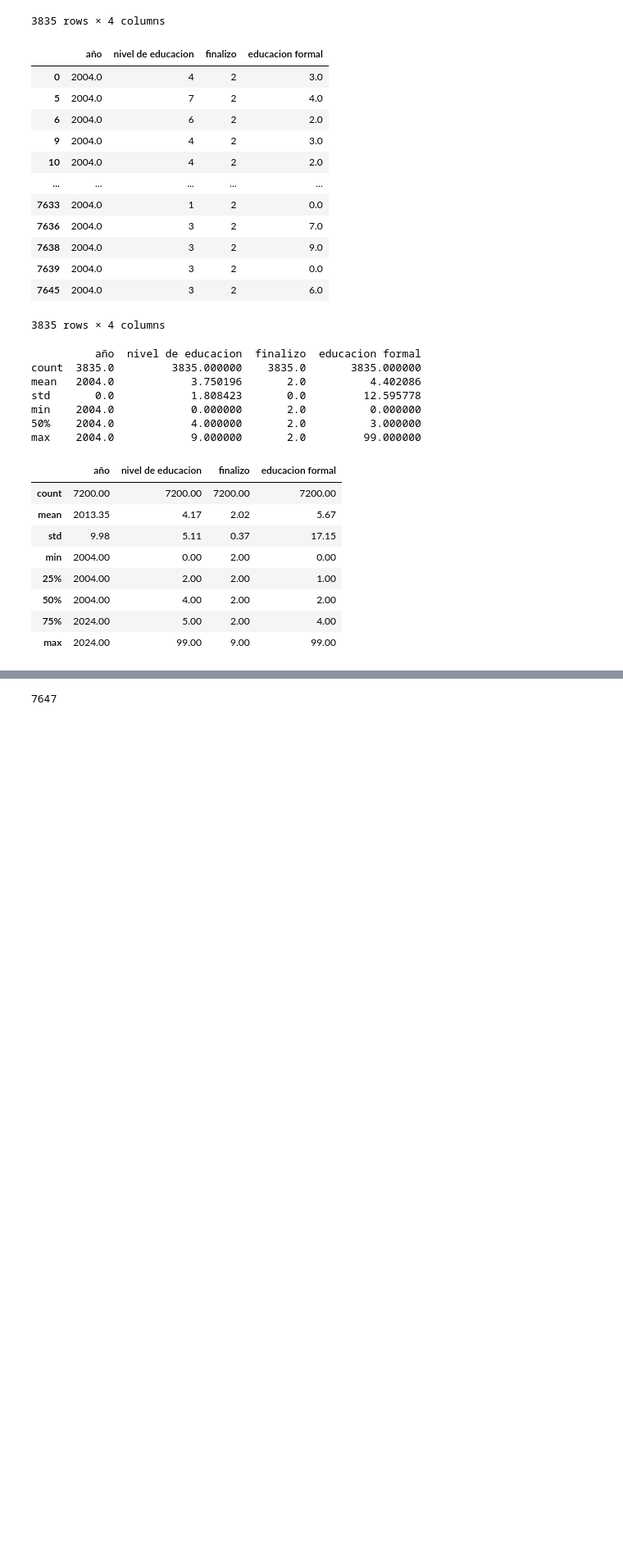
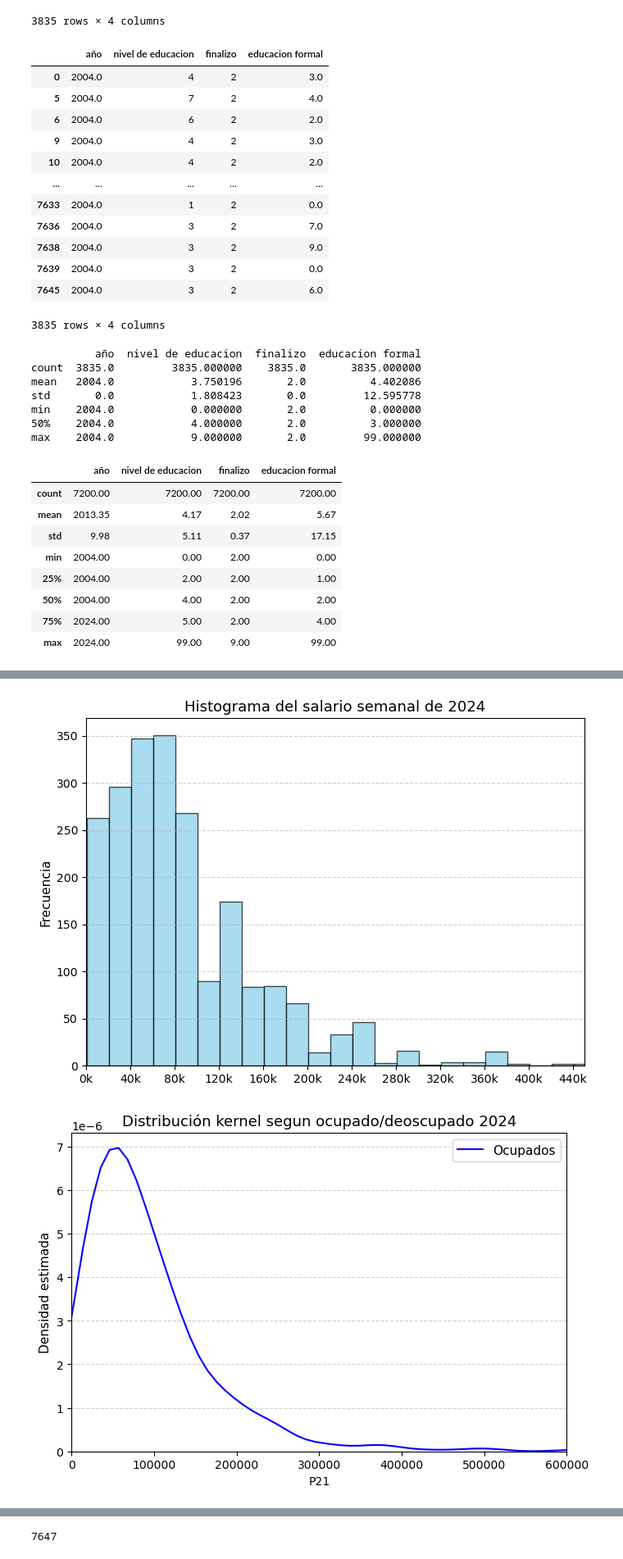
Before and after one commit to jtomasello247/Big_Data_TP3_Grupo13, a Jupyter notebook: TP3.ipynb, the cells around one changed output, grey strips where cells are left out. Shown: that part at 82% size. Drawn from its saved outputs; the diff is of its cells as text; code cells hidden in the pictures; blank space fills up the shorter version.

```diff
--- a/TP3.ipynb
+++ b/TP3.ipynb
@@ -479,0 +450,2 @@ KeyError: 'ANO4'
+# %%
+salario2024=df2024[["P21"]]
@@ -479,0 +468,3 @@ KeyError: 'ANO4'
+# %%
+salario2024 = salario2024.rename(columns={"P21": "salario_semanal"})
+salario2024['salario_semanal'] = salario2024['salario_semanal'] / 4 #Aca lo dividimos por 4 para que sea semanal, no entiendo mucho el sentido que tiene dividirlo por 40
@@ -479,0 +487,56 @@ KeyError: 'ANO4'
+# %%
+import matplotlib.pyplot as plt
+import matplotlib.ticker as ticker
+
+fig, ax = plt.subplots(figsize=(7, 5))
+
+n, bins, patches = ax.hist(salario2024['salario_semanal'], bins=100, color='skyblue', edgecolor='black', alpha=0.7)
+
+# Formato de los ticks: 50k, 100k, etc.
+formatter = ticker.FuncFormatter(lambda x, _: f'{int(x/1000)}k')
+ax.xaxis.set_major_formatter(formatter)
+
+# Ticks cada 50,000
+ax.set_xticks(range(0, 450_001, 40_000))
+
+# Limitar el eje X
+ax.set_xlim(0, 450_000)
+
+# Títulos y etiquetas
+ax.set_title("Histograma del salario semanal de 2024", fontsize=13)
+ax.set_ylabel("Frecuencia", fontsize=11)
+
+ax.grid(axis='y', linestyle='--', alpha=0.6)
+plt.tight_layout()
+plt.show()
+
+import seaborn as sns
+import matplotlib.pyplot as plt
+
+plt.figure(figsize=(7, 5))
+
+# Kernel para ocupados
+sns.kdeplot(
+    df2024[(df2024['ESTADO'] == 1) & (df2024['P21'] > 0)]['P21'] / 4,
+    label='Ocupados', color='blue'
+)
+
+# Kernel para desocupados (permitimos ingresos 0 o mayores)
+sns.kdeplot(
+    df2024[(df2024['ESTADO'] == 2) & (df2024['P21'] >= 0)]['P21'] / 4,
+    label='Desocupados', color='red'
+)
+
+plt.title("Distribución kernel segun ocupado/deoscupado 2024", fontsize=13)
+plt.ylabel("Densidad estimada", fontsize=11)
+plt.legend(fontsize=11)
+plt.grid(axis='y', linestyle='--', alpha=0.6)
+
+# 👉 Acortamos eje X
+plt.xlim(0, 600000)
+
+plt.tight_layout()
+plt.show()
+# %% [output]
+[figure, added]
+[figure, added]
```
Also changed, not shown: parts of 16 cells of this notebook.
